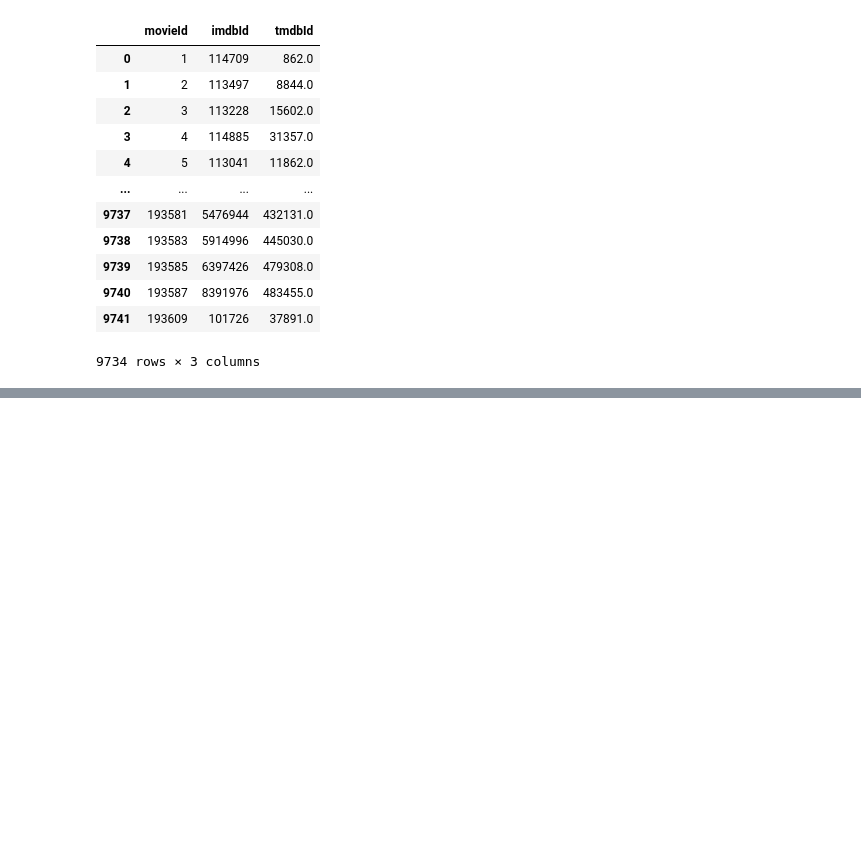
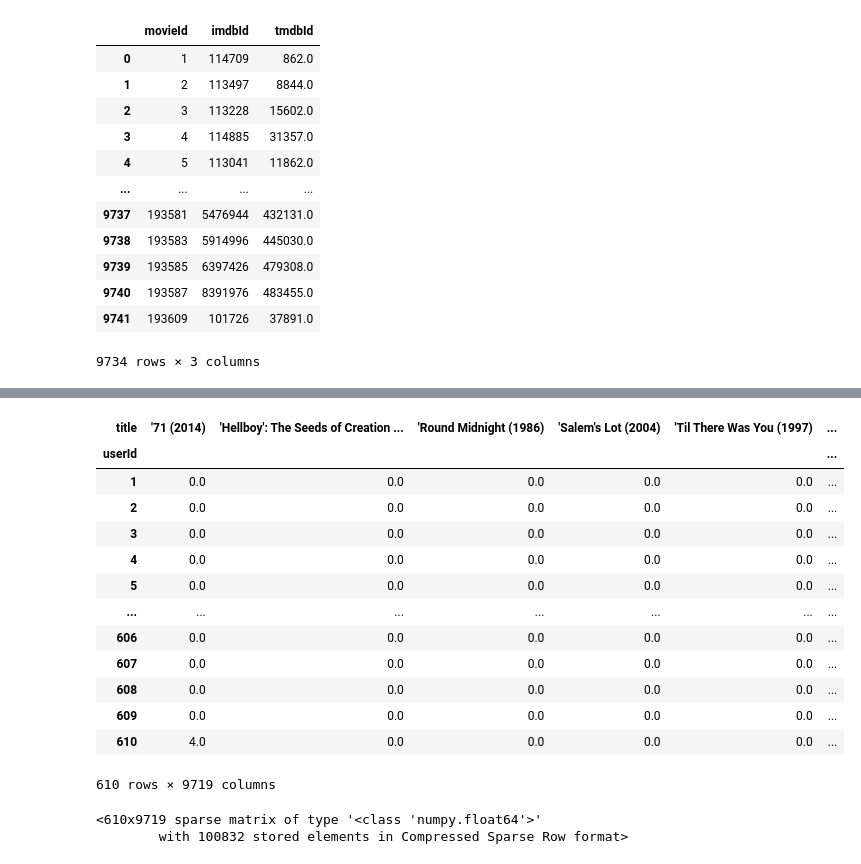
Before and after one commit to Liixxn/MovieMender, a Jupyter notebook: Movielens_recomendador.ipynb, the cells around one changed output, grey strips where cells are left out. Cells and saved outputs as stored; diff of their text form; code cells hidden in the pictures; blank space fills up the shorter version.

```diff
--- a/Movielens_recomendador.ipynb
+++ b/Movielens_recomendador.ipynb
@@ -140,0 +149,4 @@ PermissionError: [Errno 13] Permission denied: 'ss.csv'
+# %%
+#fusionamos en un df el de rating y el de muvies y seleccionamos solo las columnas que queremos con [[]]
+df_movies_ratings = df_ratings.merge(df_movies)[['userId','movieId','title', 'rating','genres']]
+df_movies_ratings
@@ -140,0 +183,20 @@ PermissionError: [Errno 13] Permission denied: 'ss.csv'
+# %%
+ratings_table = df_movies_ratings.pivot_table(index='userId', columns='title', values='rating')
+#para cambiar los NAN por 0:
+ratings_table.fillna(0, inplace=True)
+ratings_table
+# %% [output]
+| title | '71 (2014) | 'Hellboy': The Seeds of Creation ... | 'Round Midnight (1986) | 'Salem's Lot (2004) | 'Til There Was You (1997) | ... |
+| userId |  |  |  |  |  | ... |
+| 1 | 0.0 | 0.0 | 0.0 | 0.0 | 0.0 | ... |
+| 2 | 0.0 | 0.0 | 0.0 | 0.0 | 0.0 | ... |
+| 3 | 0.0 | 0.0 | 0.0 | 0.0 | 0.0 | ... |
+| 4 | 0.0 | 0.0 | 0.0 | 0.0 | 0.0 | ... |
+| 5 | 0.0 | 0.0 | 0.0 | 0.0 | 0.0 | ... |
+| ... | ... | ... | ... | ... | ... | ... |
+| 606 | 0.0 | 0.0 | 0.0 | 0.0 | 0.0 | ... |
+| 607 | 0.0 | 0.0 | 0.0 | 0.0 | 0.0 | ... |
+| 608 | 0.0 | 0.0 | 0.0 | 0.0 | 0.0 | ... |
+| 609 | 0.0 | 0.0 | 0.0 | 0.0 | 0.0 | ... |
+| 610 | 4.0 | 0.0 | 0.0 | 0.0 | 0.0 | ... |
+610 rows × 9719 columns
@@ -140,0 +205,5 @@ PermissionError: [Errno 13] Permission denied: 'ss.csv'
+# %%
+sparse_rating
+# %% [output]
+<610x9719 sparse matrix of type '<class 'numpy.float64'>'
+        with 100832 stored elements in Compressed Sparse Row format>
```
Also changed, not shown: parts of 29 cells of this notebook.
